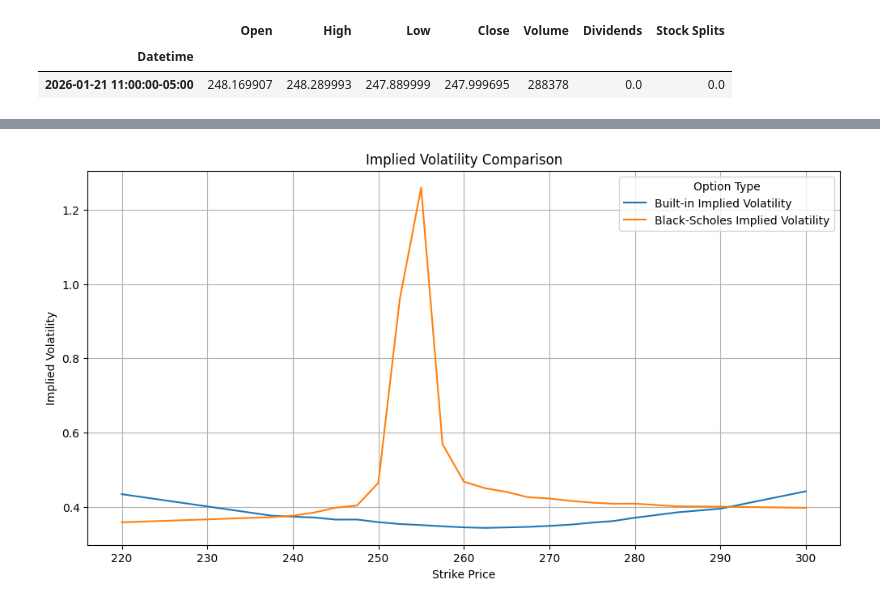
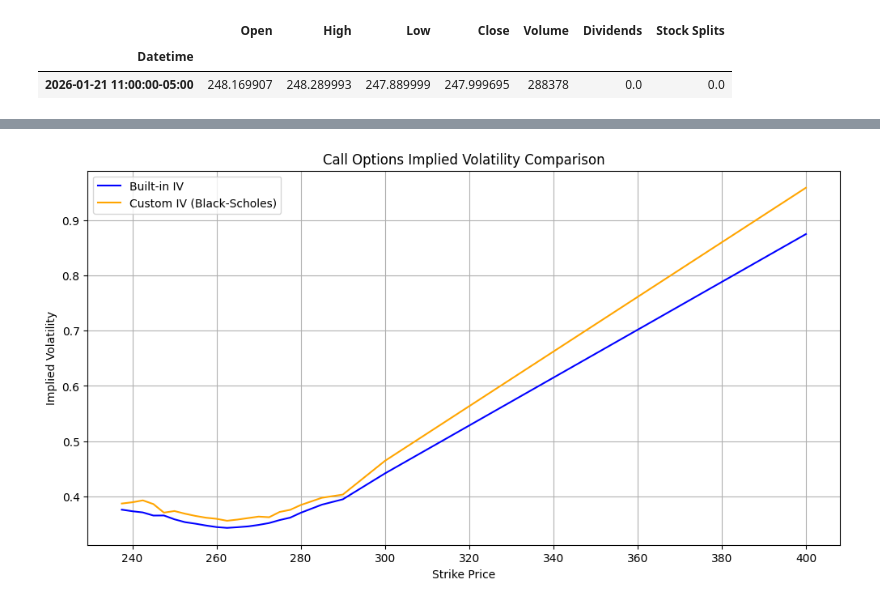
Before and after one commit to Starkl7/Options_analysis, a Jupyter notebook: check_vol.ipynb, the cells around one changed output, grey strips where cells are left out. Saved outputs shown, nothing was run; the diff lists cells and outputs as text; code cells hidden in the pictures.

Commit message:
Compared IV and Theoretical Prices with Black-Scholes Model

```diff
--- a/check_vol.ipynb
+++ b/check_vol.ipynb
@@ -59,0 +79,10 @@ display(options_data_new.head(5))
+# %%
+def set_thresholds(row):
+    # print(row['strike'])
+    if row['type'] == 'c':
+        return max(0, stock_price['Open'].values[0] - row['strike'] * np.exp(-.035 * row['TTE']))
+    else:
+        return max(0, row['strike'] * np.exp(-.035 * row['TTE']) - stock_price['Open'].values[0])
+
+options_data_new['threshold'] = options_data_new.apply(set_thresholds, axis=1)
+display(options_data_new)
@@ -60,15 +107,17 @@ display(options_data_new.head(5))
 # %%
-options_data_new['implied_vol_bs'] = pvv.vectorized_implied_volatility(
+options_data_new['implied_vol_bs'] = pvv.implied_volatility.vectorized_implied_volatility(
     price=options_data_new['lastPrice'].values,
     S=stock_price['Open'],
     K=options_data_new['strike'].values,
     t=options_data_new['TTE'].values,
     r=0.035,
+    on_error='warn',
     flag=options_data_new['type'].values,
     model='black_scholes',
-    return_as='series'
+    return_as='numpy'
 )
 display(options_data_new.head(5))
+display(options_data_new.tail(5))
 # %% [output]
 |  | contractSymbol | lastPrice | strike | bid | ask | type | impliedVolatility | volume | TTE | ... |
 | 12 | AAPL260130C00220000 | 28.20 | 220.0 | 28.05 | 28.55 | c | 0.433599 | 91.0 | 0.024658 | ... |
@@ -101,14 +137,15 @@ display(options_data_calls)
+# %%
+def display_iv_comparison(df, built_in_iv_var, custom_iv_var, title):
+    plt.figure(figsize=(12, 6))
+    plt.plot(df['strike'], df[built_in_iv_var], label='Built-in IV', color='blue')
+    plt.plot(df['strike'], df[custom_iv_var], label='Custom IV (Black-Scholes)', color='orange')
+    plt.title(title)
+    plt.xlabel('Strike Price')
+    plt.ylabel('Implied Volatility')
+    plt.legend()
+    plt.grid()
+    plt.show()
 # %%
-#plot implied vol comparison b/w builtin and black scholes
-plt.figure(figsize=(12, 6))
-plt.plot(options_data_calls['strike'], options_data_calls['impliedVolatility'], label='Built-in Implied Volatility')
-plt.plot(options_data_calls['strike'], options_data_calls['implied_vol_bs'], label='Black-Scholes Implied Volatility')
-
-plt.title('Implied Volatility Comparison')
-plt.xlabel('Strike Price')
-plt.ylabel('Implied Volatility')
-plt.legend(title='Option Type')
-plt.grid()
-plt.show()
+display_iv_comparison(options_data_calls, 'impliedVolatility', 'implied_vol_bs', 'Call Options Implied Volatility Comparison')
 # %% [output]
-[figure, old version]
+[figure, new version]
```
Also changed, not shown: parts of 15 cells of this notebook.
